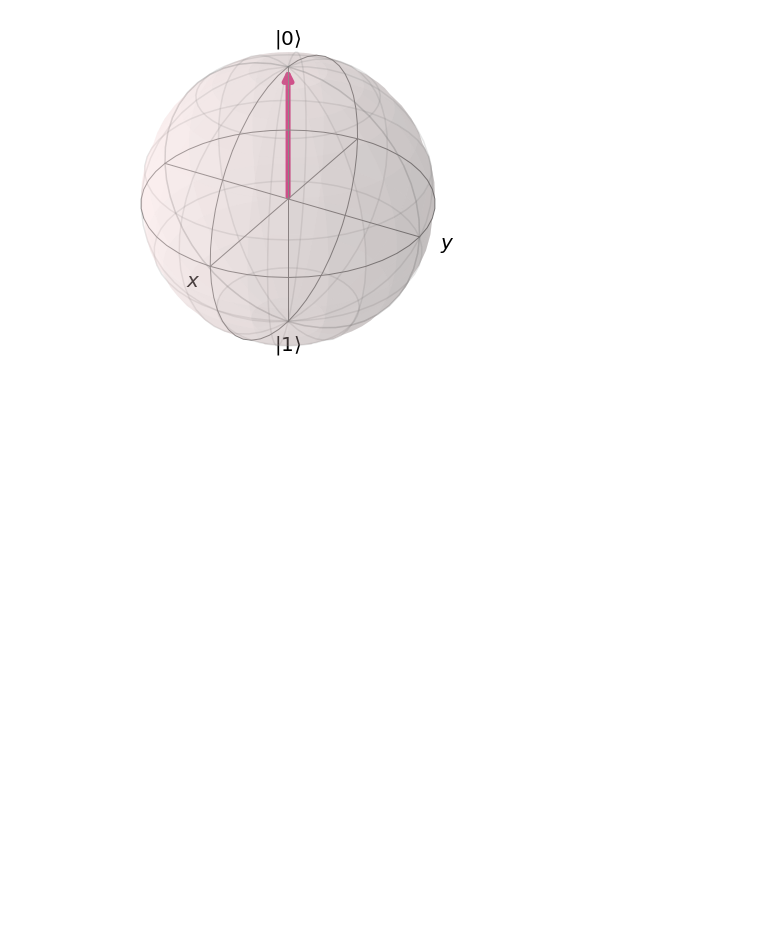
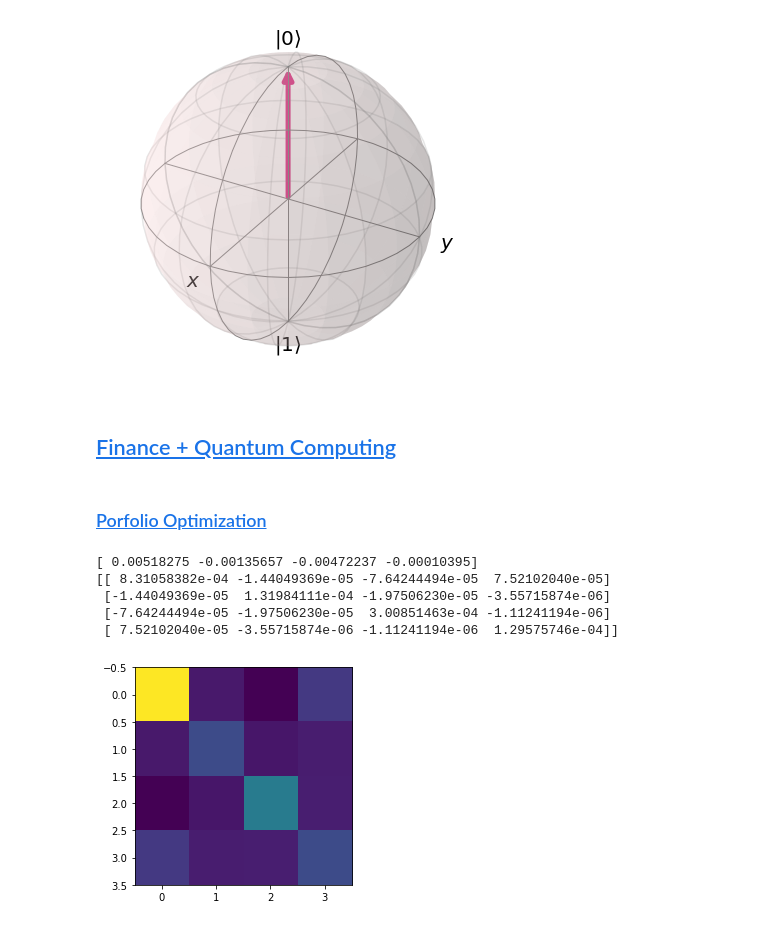
Before and after one commit to YizeSun/qiskit-challenge-2021-prepare, a Jupyter notebook: prepareQC2021.ipynb, the cells around one changed output. Saved outputs shown, nothing was run; the diff lists cells and outputs as text; code cells hidden in the pictures; blank space fills up the shorter version.

Commit message:
add financial quantum computing example

```diff
--- a/prepareQC2021.ipynb
+++ b/prepareQC2021.ipynb
@@ -244,3 +244,7 @@ VBox(children=(Label(value='Define a qubit state using $\\theta$ and $\\phi$:'),
 [interactive output not drawn]
 Image(value=b'\x89PNG\r\n\x1a\n\x00\x00\x00\rIHDR\x00\x00\x01h\x00\x00\x01h\x08\x06\x00\x00\x00z\xe5a\xd5\x00\…
 [figure]
+# %% [markdown]
+## [Finance + Quantum Computing](https://qiskit.org/documentation/tutorials/finance/index.html)
+# %% [markdown]
+### [Porfolio Optimization](https://qiskit.org/documentation/tutorials/finance/01_portfolio_optimization.html)
@@ -246,0 +263,26 @@ Image(value=b'\x89PNG\r\n\x1a\n\x00\x00\x00\rIHDR\x00\x00\x01h\x00\x00\x01h\x08\
+# %%
+# The idea of hamiltonian is minimize the difference between risk and return values
+num_assets = 4
+
+# Generate expected return and covariance matrix from (random) time-series
+stocks = [("TICKER%s" % i) for i in range(num_assets)]
+data = RandomDataProvider(tickers=stocks,
+                 start=datetime.datetime(2016,1,1),
+                 end=datetime.datetime(2016,1,30))
+data.run()
+mu = data.get_period_return_mean_vector()
+print(mu)
+sigma = data.get_period_return_covariance_matrix()
+print(sigma)
+# %% [output]
+[ 0.00518275 -0.00135657 -0.00472237 -0.00010395]
+[[ 8.31058382e-04 -1.44049369e-05 -7.64244494e-05  7.52102040e-05]
+ [-1.44049369e-05  1.31984111e-04 -1.97506230e-05 -3.55715874e-06]
+ [-7.64244494e-05 -1.97506230e-05  3.00851463e-04 -1.11241194e-06]
+ [ 7.52102040e-05 -3.55715874e-06 -1.11241194e-06  1.29575746e-04]]
+# %%
+# plot sigma
+plt.imshow(sigma, interpolation='nearest')
+plt.show()
+# %% [output]
+[figure, added]
```
Also changed, not shown: parts of 7 cells of this notebook.
